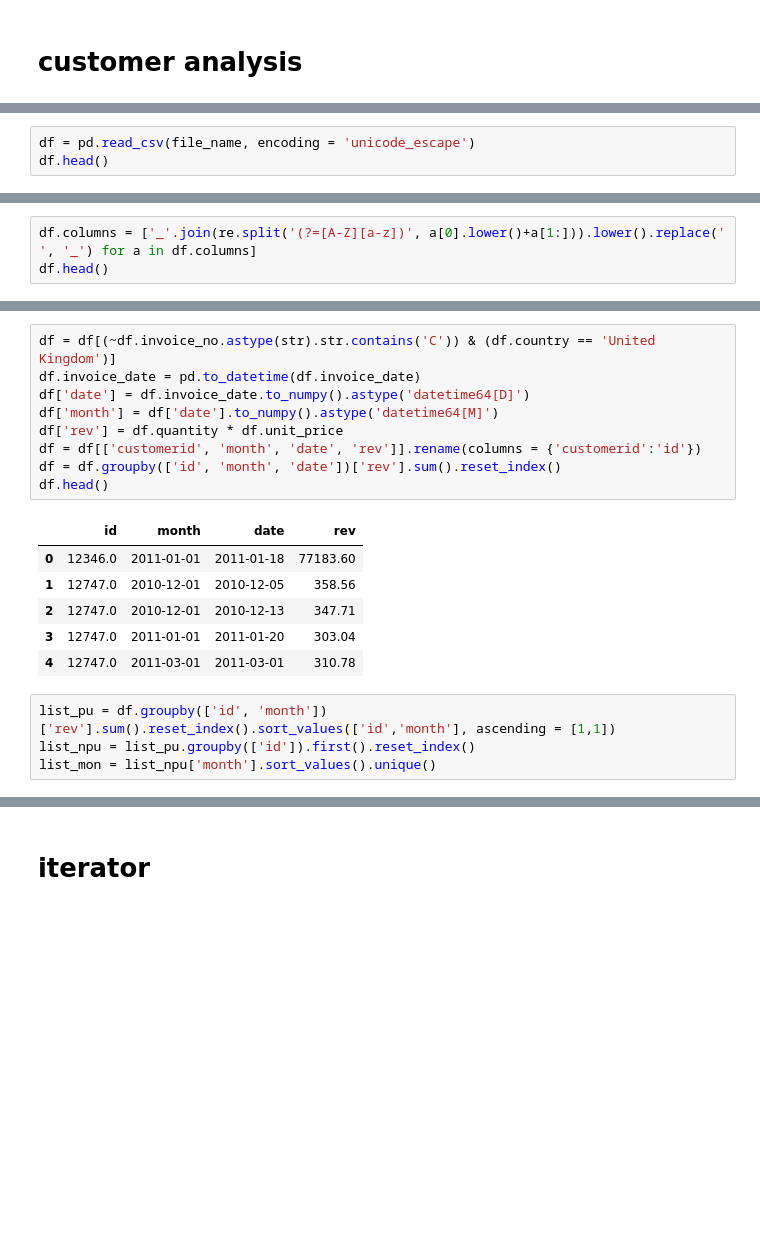
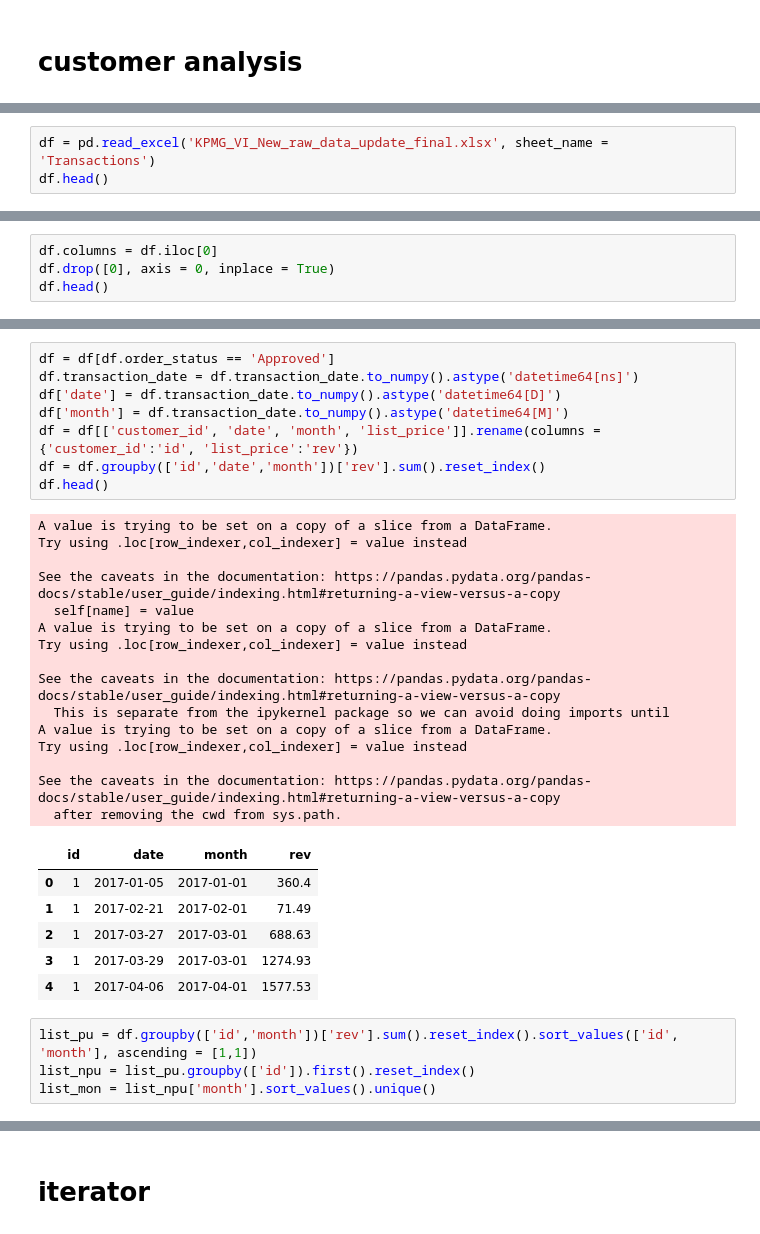
Before and after one commit to aworklab/everydayPython, a Jupyter notebook: ex_20220813.ipynb, the cells around one changed output, grey strips where cells are left out. Cells and saved outputs as stored; diff of their text form; blank space fills up the shorter version.

```diff
--- a/ex_20220813.ipynb
+++ b/ex_20220813.ipynb
@@ -45,4 +31,4 @@ file_name
 # %%
-df = pd.read_csv(file_name, encoding = 'unicode_escape')
+df = pd.read_excel('KPMG_VI_New_raw_data_update_final.xlsx', sheet_name = 'Transactions')
 df.head()
 # %% [output]
@@ -55,3 +40,0 @@ df.head()
-# %%
-df.columns = ['_'.join(re.split('(?=[A-Z][a-z])', a[0].lower()+a[1:])).lower().replace(' ', '_') for a in df.columns]
-df.head()
@@ -64,0 +41,4 @@ df.head()
+# %%
+df.columns = df.iloc[0]
+df.drop([0], axis = 0, inplace = True)
+df.head()
@@ -65,21 +52,35 @@ df.head()
 # %%
-df = df[(~df.invoice_no.astype(str).str.contains('C')) & (df.country == 'United Kingdom')]
-df.invoice_date = pd.to_datetime(df.invoice_date)
-df['date'] = df.invoice_date.to_numpy().astype('datetime64[D]')
-df['month'] = df['date'].to_numpy().astype('datetime64[M]')
-df['rev'] = df.quantity * df.unit_price
-df = df[['customerid', 'month', 'date', 'rev']].rename(columns = {'customerid':'id'})
-df = df.groupby(['id', 'month', 'date'])['rev'].sum().reset_index()
+df = df[df.order_status == 'Approved']
+df.transaction_date = df.transaction_date.to_numpy().astype('datetime64[ns]')
+df['date'] = df.transaction_date.to_numpy().astype('datetime64[D]')
+df['month'] = df.transaction_date.to_numpy().astype('datetime64[M]')
+df = df[['customer_id', 'date', 'month', 'list_price']].rename(columns = {'customer_id':'id', 'list_price':'rev'})
+df = df.groupby(['id','date','month'])['rev'].sum().reset_index()
 df.head()
 # %% [output]
+A value is trying to be set on a copy of a slice from a DataFrame.
+Try using .loc[row_indexer,col_indexer] = value instead
+
+See the caveats in the documentation: https://pandas.pydata.org/pandas-docs/stable/user_guide/indexing.html#returning-a-view-versus-a-copy
+  self[name] = value
+A value is trying to be set on a copy of a slice from a DataFrame.
+Try using .loc[row_indexer,col_indexer] = value instead
+
+See the caveats in the documentation: https://pandas.pydata.org/pandas-docs/stable/user_guide/indexing.html#returning-a-view-versus-a-copy
+  This is separate from the ipykernel package so we can avoid doing imports until
+A value is trying to be set on a copy of a slice from a DataFrame.
+Try using .loc[row_indexer,col_indexer] = value instead
+
+See the caveats in the documentation: https://pandas.pydata.org/pandas-docs/stable/user_guide/indexing.html#returning-a-view-versus-a-copy
+  after removing the cwd from sys.path.
-|  | id | month | date | rev |
-| 0 | 12346.0 | 2011-01-01 | 2011-01-18 | 77183.60 |
-| 1 | 12747.0 | 2010-12-01 | 2010-12-05 | 358.56 |
-| 2 | 12747.0 | 2010-12-01 | 2010-12-13 | 347.71 |
-| 3 | 12747.0 | 2011-01-01 | 2011-01-20 | 303.04 |
-| 4 | 12747.0 | 2011-03-01 | 2011-03-01 | 310.78 |
+|  | id | date | month | rev |
+| 0 | 1 | 2017-01-05 | 2017-01-01 | 360.4 |
+| 1 | 1 | 2017-02-21 | 2017-02-01 | 71.49 |
+| 2 | 1 | 2017-03-27 | 2017-03-01 | 688.63 |
+| 3 | 1 | 2017-03-29 | 2017-03-01 | 1274.93 |
+| 4 | 1 | 2017-04-06 | 2017-04-01 | 1577.53 |
 # %%
-list_pu = df.groupby(['id', 'month'])['rev'].sum().reset_index().sort_values(['id','month'], ascending = [1,1])
+list_pu = df.groupby(['id','month'])['rev'].sum().reset_index().sort_values(['id', 'month'], ascending = [1,1])
 list_npu = list_pu.groupby(['id']).first().reset_index()
 list_mon = list_npu['month'].sort_values().unique()
 # %%
```
Also changed, not shown: parts of 28 cells of this notebook.
